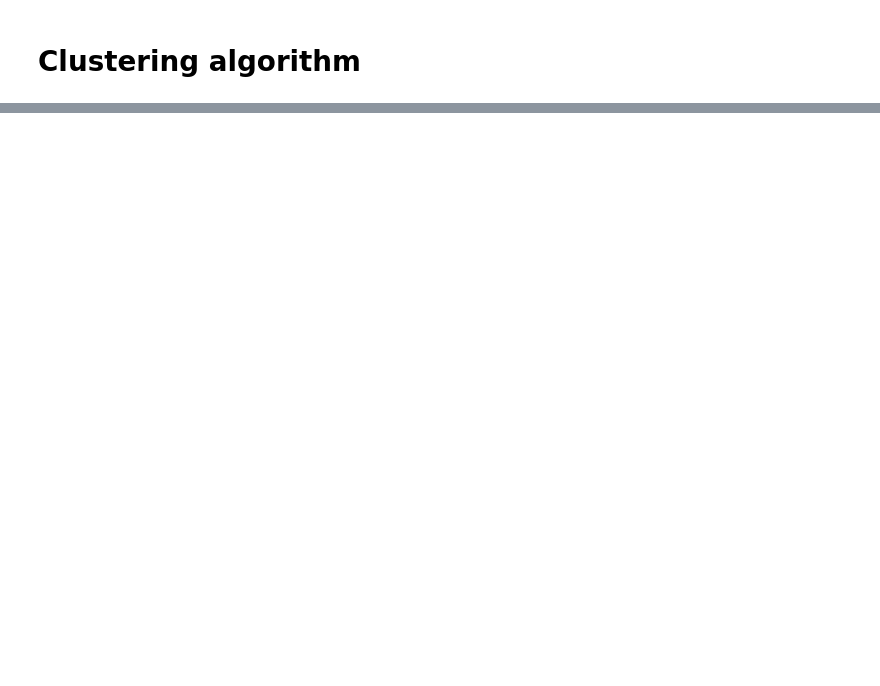
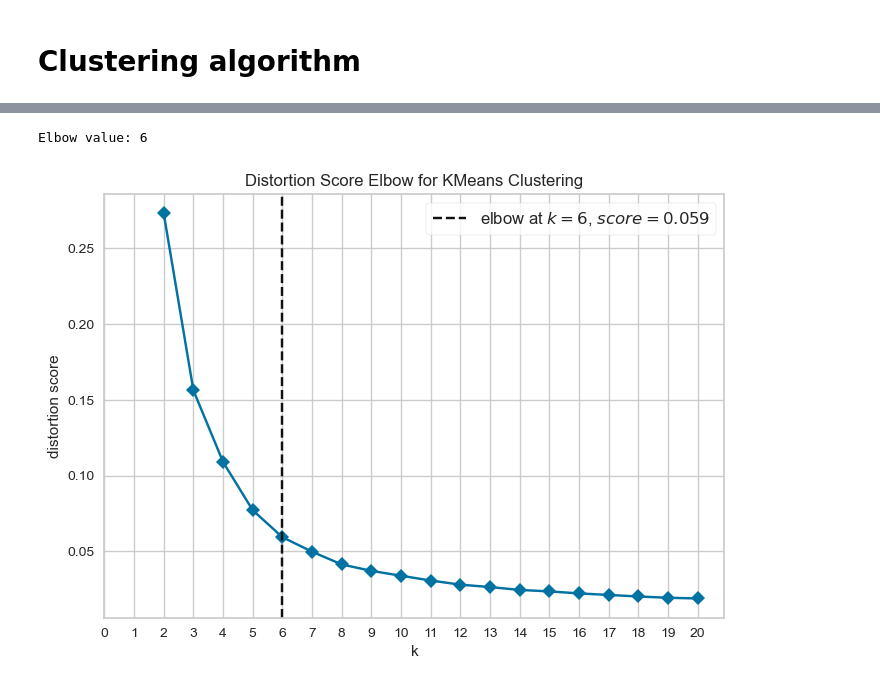
Before and after one commit to andyvng/pae-amr-prediction, a Jupyter notebook: analysis/cluster_analysis.ipynb, the cells around one changed output, grey strips where cells are left out. Cells and saved outputs as stored; diff of their text form; code cells hidden in the pictures; blank space fills up the shorter version.

```diff
--- a/analysis/cluster_analysis.ipynb
+++ b/analysis/cluster_analysis.ipynb
@@ -144,0 +191,8 @@ Elbow value: 5
+# %%
+# Clustering for latent space data
+
+train_latent, test_latent = determine_optimal_k(Z.cpu().detach().numpy(),
+                                                Z_test.cpu().detach().numpy())
+# %% [output]
+Elbow value: 6
+[figure, added]
```
Also changed, not shown: parts of 16 cells of this notebook, 3 other files.
